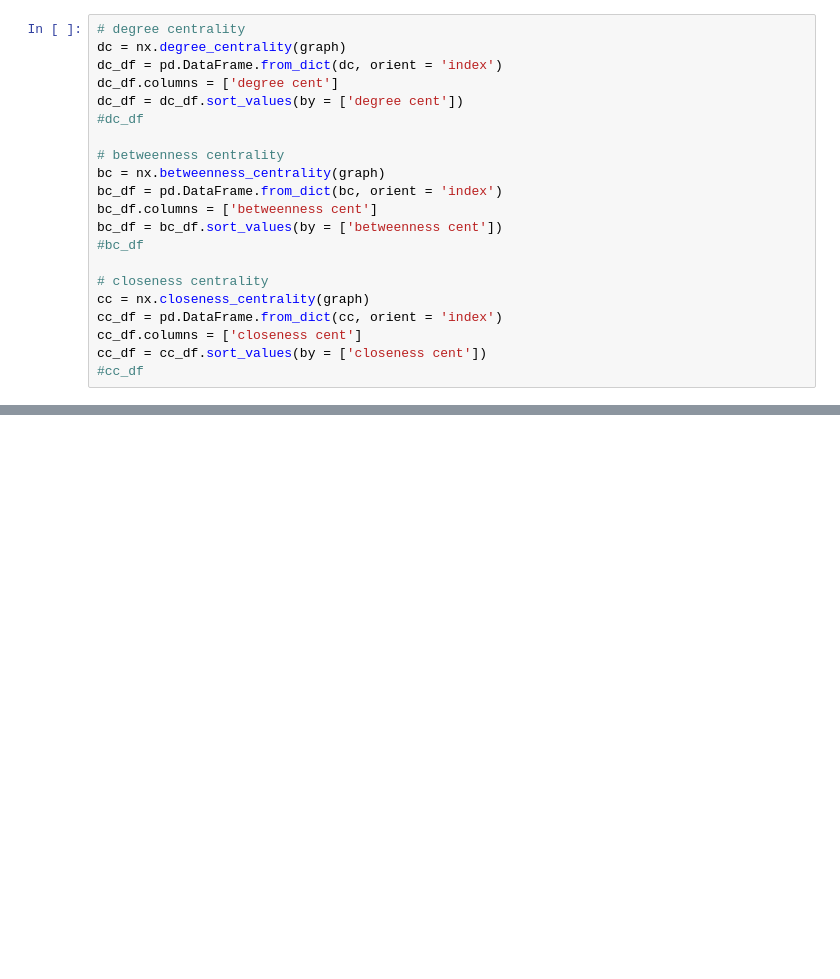
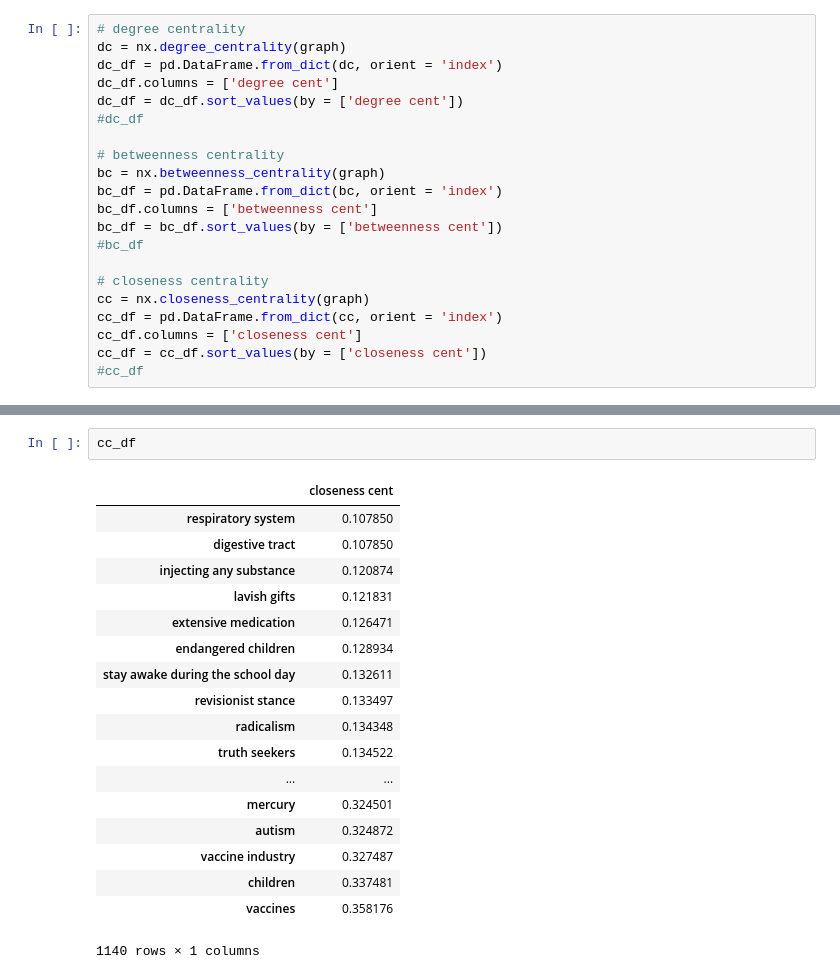
Before and after one commit to gloriakang/vax-sentiment, a Jupyter notebook: undirected/00_all_negative.ipynb, the cells around one changed output, grey strips where cells are left out. Drawn from its saved outputs; the diff is of its cells as text; blank space fills up the shorter version.

```diff
--- a/undirected/00_all_negative.ipynb
+++ b/undirected/00_all_negative.ipynb
@@ -666,0 +838,21 @@ cc_df
+# %%
+cc_df
+# %% [output]
+|  | closeness cent |
+| respiratory system | 0.107850 |
+| digestive tract | 0.107850 |
+| injecting any substance | 0.120874 |
+| lavish gifts | 0.121831 |
+| extensive medication | 0.126471 |
+| endangered children | 0.128934 |
+| stay awake during the school day | 0.132611 |
+| revisionist stance | 0.133497 |
+| radicalism | 0.134348 |
+| truth seekers | 0.134522 |
+| ... | ... |
+| mercury | 0.324501 |
+| autism | 0.324872 |
+| vaccine industry | 0.327487 |
+| children | 0.337481 |
+| vaccines | 0.358176 |
+1140 rows × 1 columns
```
Also changed, not shown: parts of 25 cells of this notebook, 42 other files.
